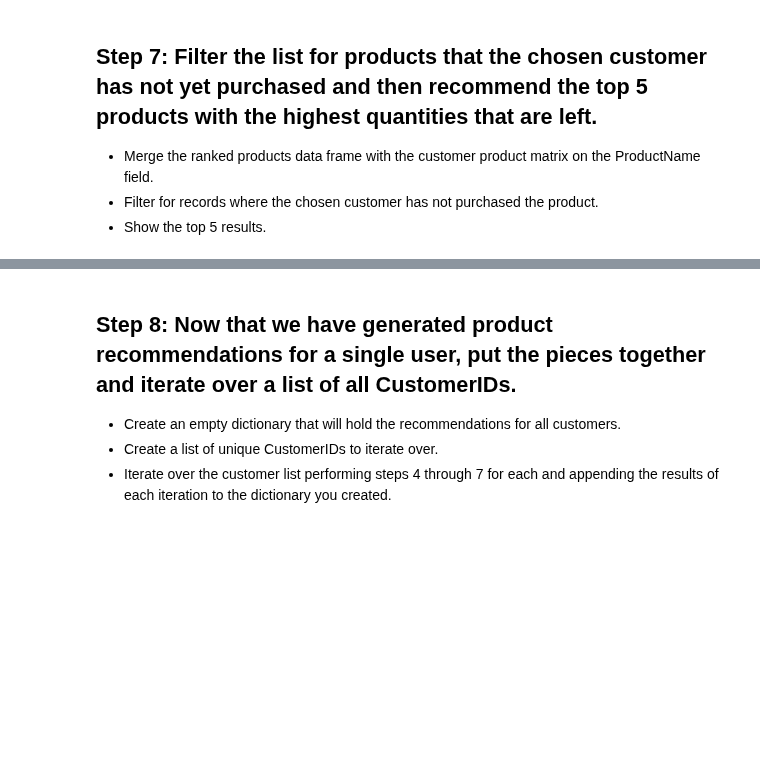
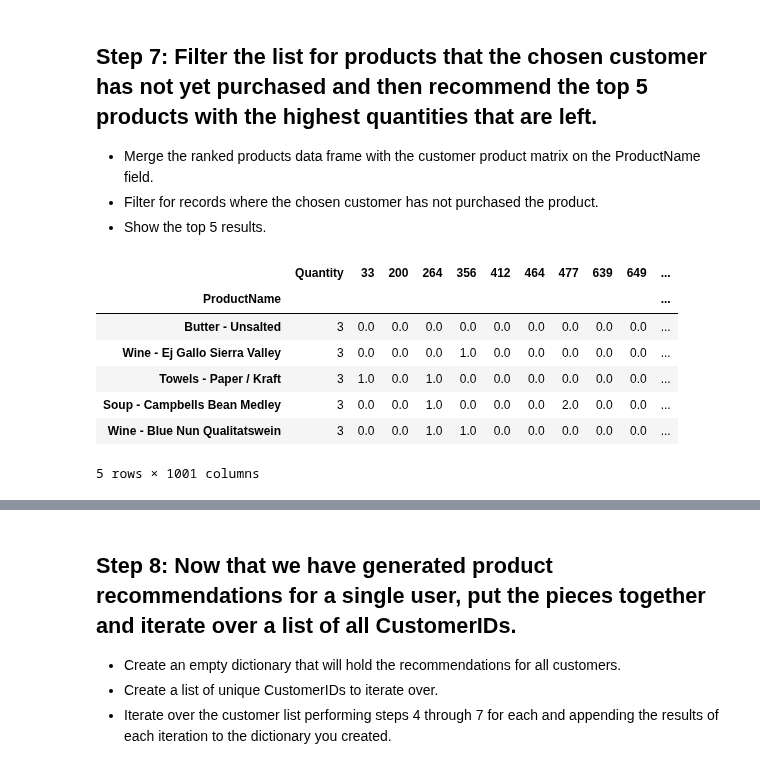
Before and after one commit to davidlafuentem/data-labs, a Jupyter notebook: module-2/lab-intro-recommender-systems/your-code/main.ipynb, the cells around one changed output, grey strips where cells are left out. Cells and saved outputs as stored; diff of their text form; code cells hidden in the pictures; blank space fills up the shorter version.

```diff
--- a/module-2/lab-intro-recommender-systems/your-code/main.ipynb
+++ b/module-2/lab-intro-recommender-systems/your-code/main.ipynb
@@ -76,2 +107,7 @@ table2.head(10)
 # %% [markdown]
 ## Step 4: Check your results by generating a list of the top 5 most similar customers for a specific CustomerID.
+# %%
+target_customer = 33
+
+recommenders= similarity[target_customer].sort_values(ascending=False)
+recommenders[1:6]
@@ -77,0 +122,3 @@ table2.head(10)
+# %%
+top_recommenders = recommenders[1:6].index.tolist()
+top_recommenders
@@ -78,2 +127,5 @@ table2.head(10)
 # %% [markdown]
 ## Step 5: From the data frame you created in Step 1, select the records for the list of similar CustomerIDs you obtained in Step 4.
+# %%
+data_recommeders = quantity_customer.loc[top_recommenders]
+data_recommeders.head()
@@ -81,3 +141,6 @@ table2.head(10)
 ## Step 6: Aggregate those customer purchase records by ProductName, sum the Quantity field, and then rank them in descending order by quantity.
 
 This will give you the total number of each product purchased by the 5 most similar customers to the customer you selected in order from most purchased to least.
+# %%
+ranked_products = data_recommeders.groupby(by='ProductName').agg({'Quantity':'sum'}).sort_values(by='Quantity',ascending=False)
+ranked_products.head()
@@ -87,3 +158,15 @@ This will give you the total number of each product purchased by the 5 most simi
 - Merge the ranked products data frame with the customer product matrix on the ProductName field.
 - Filter for records where the chosen customer has not purchased the product.
 - Show the top 5 results.
+# %%
+df7 = pd.merge(ranked_products, customer_matrix, on='ProductName')
+df7.head()
+# %% [output]
+|  | Quantity | 33 | 200 | 264 | 356 | 412 | 464 | 477 | 639 | 649 | ... |
+| ProductName |  |  |  |  |  |  |  |  |  |  | ... |
+| Butter - Unsalted | 3 | 0.0 | 0.0 | 0.0 | 0.0 | 0.0 | 0.0 | 0.0 | 0.0 | 0.0 | ... |
+| Wine - Ej Gallo Sierra Valley | 3 | 0.0 | 0.0 | 0.0 | 1.0 | 0.0 | 0.0 | 0.0 | 0.0 | 0.0 | ... |
+| Towels - Paper / Kraft | 3 | 1.0 | 0.0 | 1.0 | 0.0 | 0.0 | 0.0 | 0.0 | 0.0 | 0.0 | ... |
+| Soup - Campbells Bean Medley | 3 | 0.0 | 0.0 | 1.0 | 0.0 | 0.0 | 0.0 | 2.0 | 0.0 | 0.0 | ... |
+| Wine - Blue Nun Qualitatswein | 3 | 0.0 | 0.0 | 1.0 | 1.0 | 0.0 | 0.0 | 0.0 | 0.0 | 0.0 | ... |
+5 rows × 1001 columns
```
Also changed, not shown: parts of 20 cells of this notebook.
